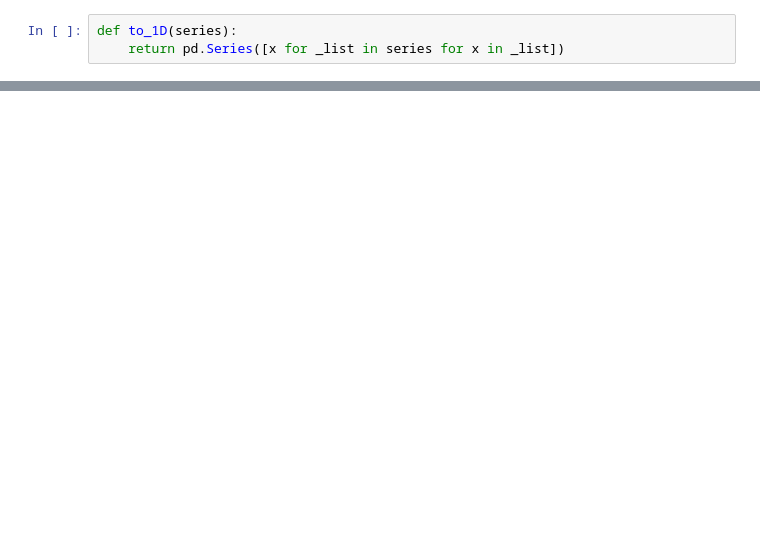
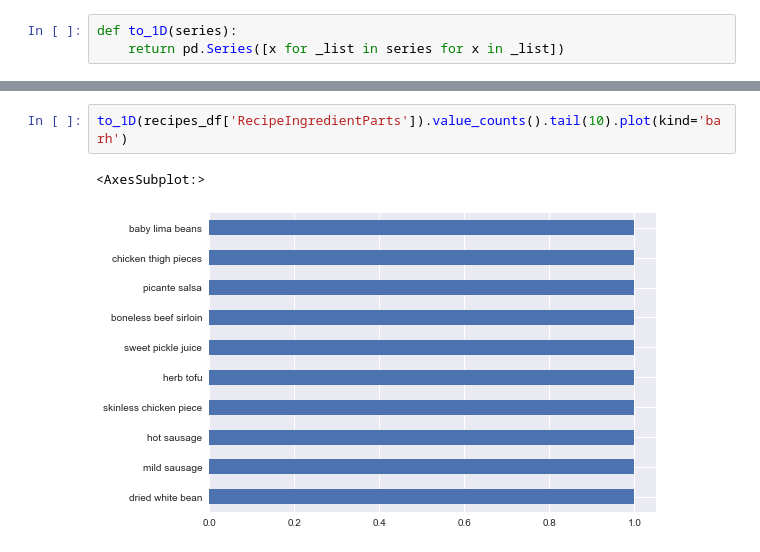
Before and after one commit to sean903/Food-Recipes, a Jupyter notebook: eda_ingredients.ipynb, the cells around one changed output, grey strips where cells are left out. Drawn from its saved outputs; the diff is of its cells as text; blank space fills up the shorter version.

```diff
--- a/eda_ingredients.ipynb
+++ b/eda_ingredients.ipynb
@@ -55,0 +53,5 @@ recipes_df['RecipeIngredientParts'][2]
+# %%
+to_1D(recipes_df['RecipeIngredientParts']).value_counts().tail(10).plot(kind='barh')
+# %% [output]
+<AxesSubplot:>
+[figure, added]
```
Also changed, not shown: parts of 11 cells of this notebook, 3 other files.
